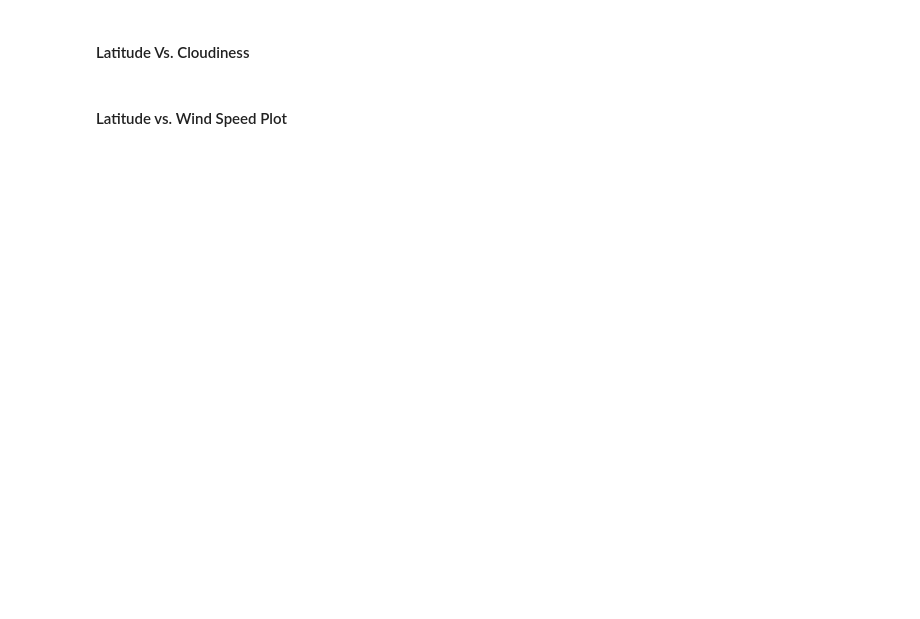
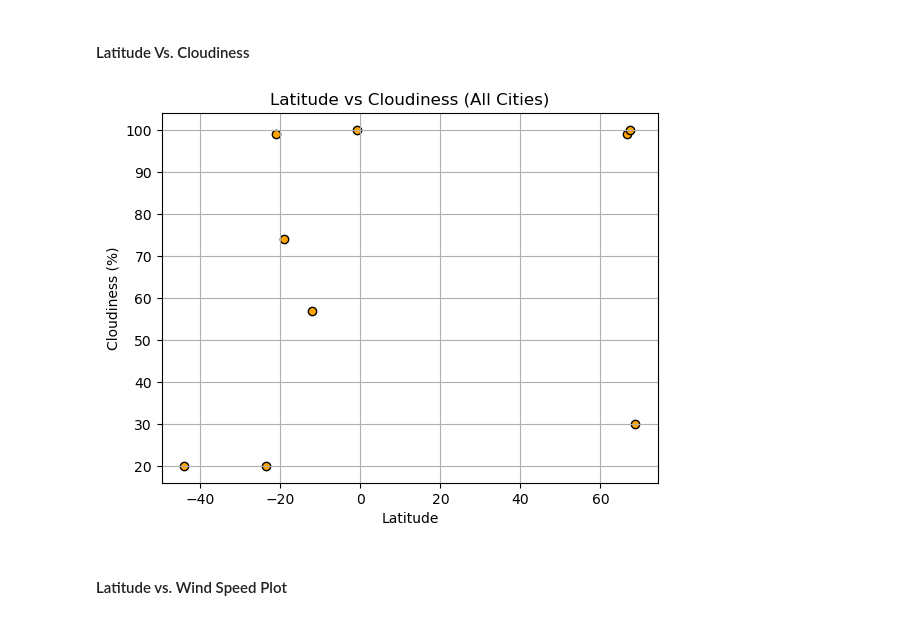
Before and after one commit to amydohlin/python-api-challenge, a Jupyter notebook: starter_code/WeatherPy.ipynb, the cells around one changed output. Saved outputs shown, nothing was run; the diff lists cells and outputs as text; code cells hidden in the pictures; blank space fills up the shorter version.

```diff
--- a/starter_code/WeatherPy.ipynb
+++ b/starter_code/WeatherPy.ipynb
@@ -231,16 +271,25 @@ plt.show()
 #### Latitude Vs. Cloudiness
 # %%
 # Build the scatter plots for latitude vs. cloudiness
-# YOUR CODE HERE
+
+# Define x and y axes and values.
+lat_v_cloud_x = city_data_df["Lat"]
+lat_v_cloud_y = city_data_df["Cloudiness"]
 
 # Incorporate the other graph properties
-# YOUR CODE HERE
+plt.title("Latitude vs Cloudiness (All Cities)")
+plt.grid(True)
+plt.xlabel("Latitude")
+plt.ylabel("Cloudiness (%)")
+plt.scatter(lat_v_cloud_x,lat_v_cloud_y,color="orange", edgecolor="black")
 
 # Save the figure
-plt.savefig("output_data/Fig3.png")
+plt.savefig("../output_data/Fig3_LatCloud.png")
 
 # Show plot
 plt.show()
+# %% [output]
+[figure, added]
 # %% [markdown]
 #### Latitude vs. Wind Speed Plot
 # %%
```
Also changed, not shown: parts of 30 cells of this notebook, 8 other files.
